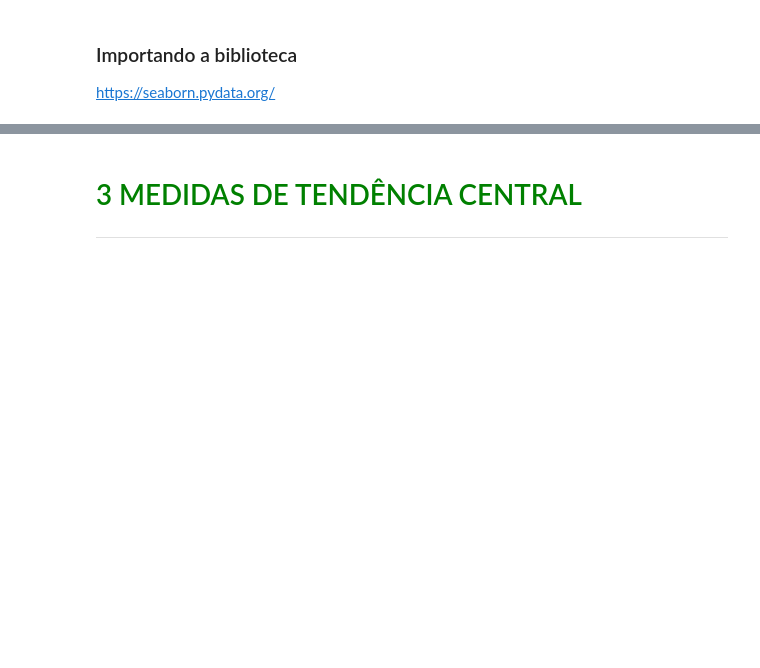
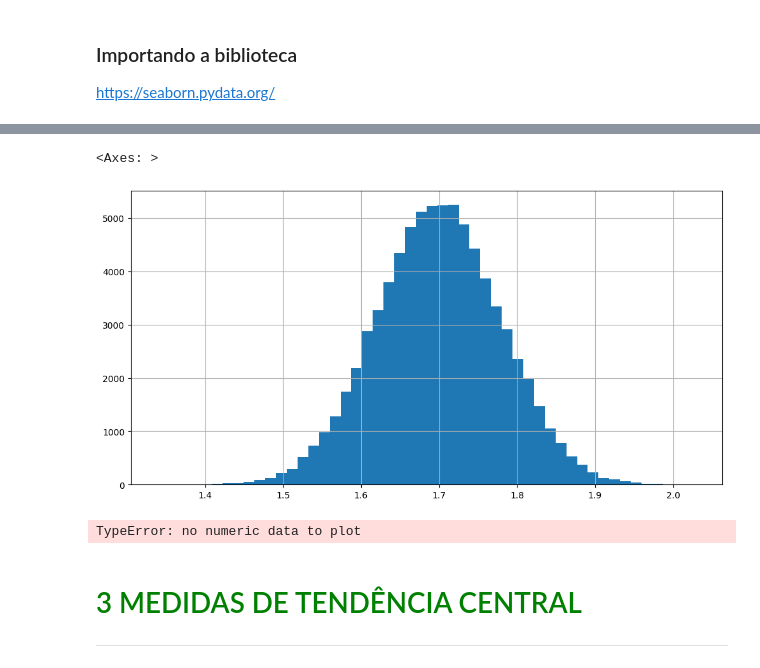
Before and after one commit to WevertoonDev/Estudos, a Jupyter notebook: Curso_de_Estatística_Parte_1.ipynb, the cells around one changed output, grey strips where cells are left out. Cells and saved outputs as stored; diff of their text form; code cells hidden in the pictures; blank space fills up the shorter version.

```diff
--- a/Curso_de_Estatística_Parte_1.ipynb
+++ b/Curso_de_Estatística_Parte_1.ipynb
@@ -608,3 +642,12 @@ https://seaborn.pydata.org/
+# %%
+dados.Altura.hist(bins =50, figsize =(12, 6))
+# %% [output]
+<Axes: >
+[figure, added]
+# %%
+dist_freq_quantatitativas_personalizadas['Frequência'].plot.bar(width= 1, color = 'blue', alpha = 0.2, figsize=(12, 6))
+# %% [output]
+TypeError: no numeric data to plot
 # %% [markdown]
 # <font color=green>3 MEDIDAS DE TENDÊNCIA CENTRAL</font>
 ***
```
Also changed, not shown: parts of 5 cells of this notebook.
